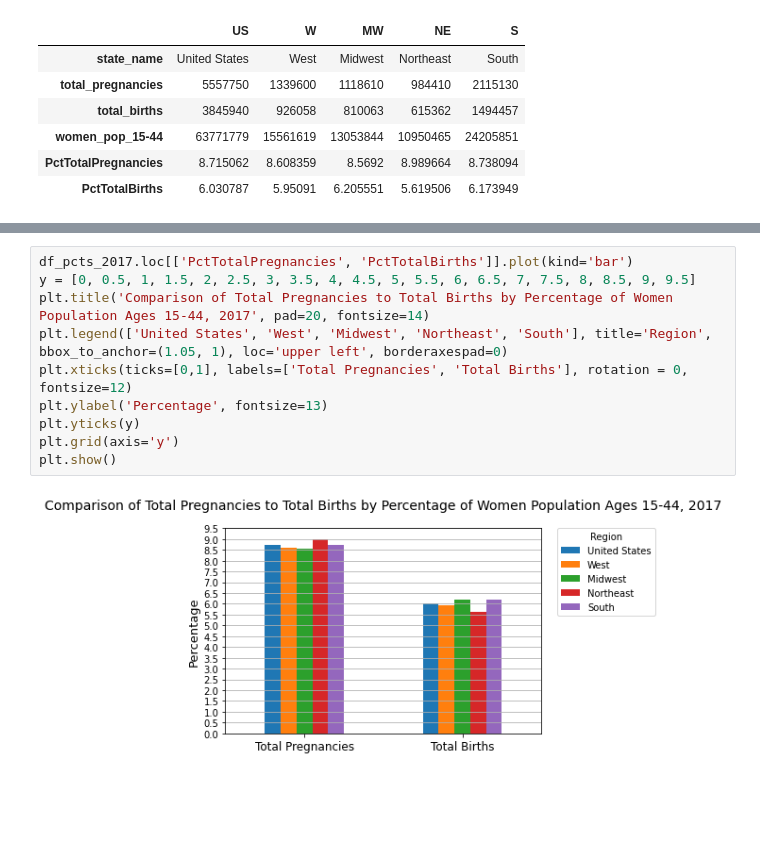
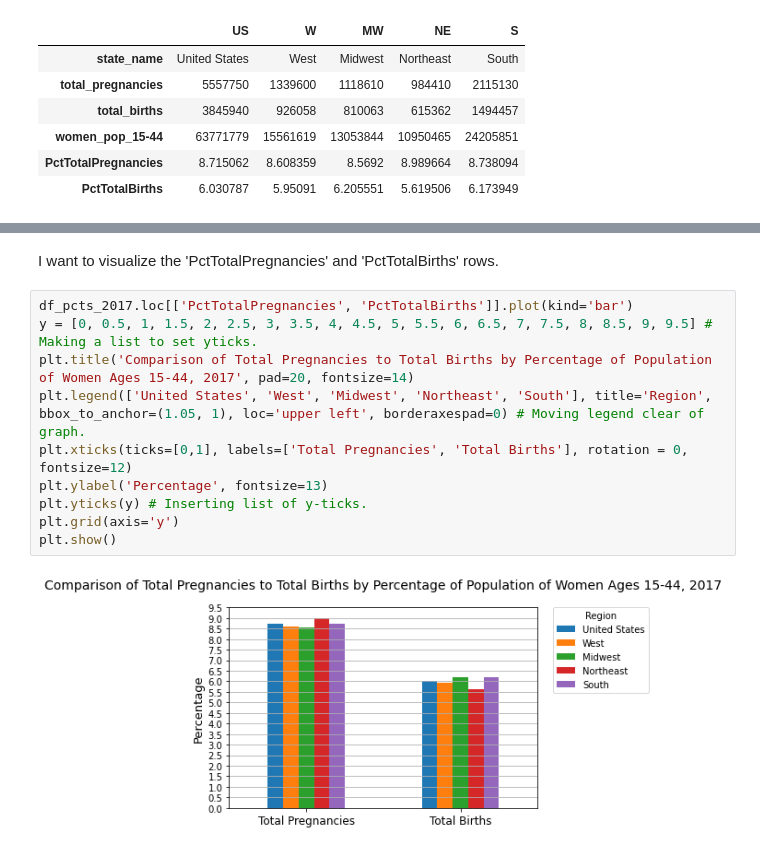
Before and after one commit to HaleyHynes/Pregnancy_US_Population_Data_Project, a Jupyter notebook: pregnancy_project.ipynb, the cells around one changed output, grey strips where cells are left out. Drawn from its saved outputs; the diff is of its cells as text; blank space fills up the shorter version.

```diff
--- a/pregnancy_project.ipynb
+++ b/pregnancy_project.ipynb
@@ -600,12 +621,14 @@ plt.show()
+# %% [markdown]
+I want to visualize the 'PctTotalPregnancies' and 'PctTotalBirths' rows.
 # %%
 df_pcts_2017.loc[['PctTotalPregnancies', 'PctTotalBirths']].plot(kind='bar')
-y = [0, 0.5, 1, 1.5, 2, 2.5, 3, 3.5, 4, 4.5, 5, 5.5, 6, 6.5, 7, 7.5, 8, 8.5, 9, 9.5]
-plt.title('Comparison of Total Pregnancies to Total Births by Percentage of Women Population Ages 15-44, 2017', pad=20, fontsize=14)
-plt.legend(['United States', 'West', 'Midwest', 'Northeast', 'South'], title='Region', bbox_to_anchor=(1.05, 1), loc='upper left', borderaxespad=0)
+y = [0, 0.5, 1, 1.5, 2, 2.5, 3, 3.5, 4, 4.5, 5, 5.5, 6, 6.5, 7, 7.5, 8, 8.5, 9, 9.5] # Making a list to set yticks.
+plt.title('Comparison of Total Pregnancies to Total Births by Percentage of Population of Women Ages 15-44, 2017', pad=20, fontsize=14)
+plt.legend(['United States', 'West', 'Midwest', 'Northeast', 'South'], title='Region', bbox_to_anchor=(1.05, 1), loc='upper left', borderaxespad=0) # Moving legend clear of graph.
 plt.xticks(ticks=[0,1], labels=['Total Pregnancies', 'Total Births'], rotation = 0, fontsize=12)
 plt.ylabel('Percentage', fontsize=13)
-plt.yticks(y)
+plt.yticks(y) # Inserting list of y-ticks.
 plt.grid(axis='y')
 plt.show()
 # %% [output]
-[figure, old version]
+[figure, new version]
```
Also changed, not shown: parts of 50 cells of this notebook, 1 other file.
